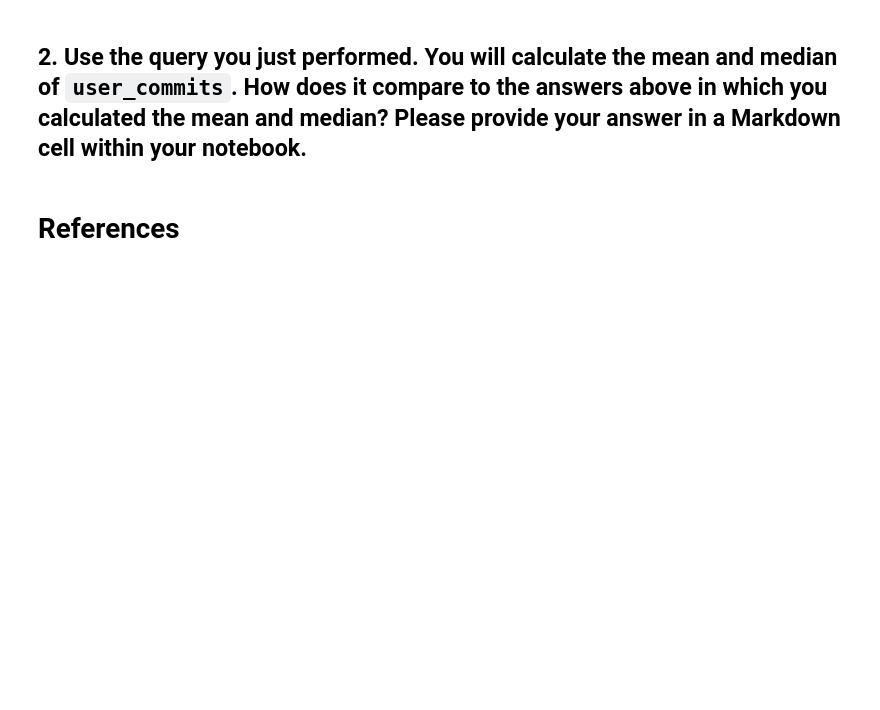
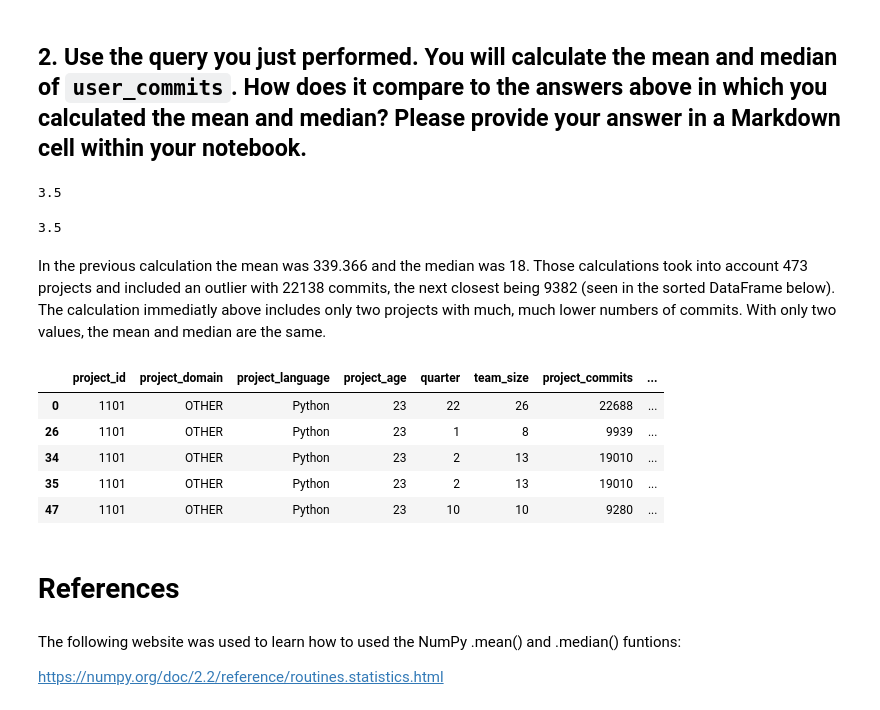
Before and after one commit to TheUltimateFishstick/week8labs, a Jupyter notebook: 08_Independent_Lab_Morgan.ipynb, the cells around one changed output. Drawn from its saved outputs; the diff is of its cells as text; code cells hidden in the pictures; blank space fills up the shorter version.

```diff
--- a/08_Independent_Lab_Morgan.ipynb
+++ b/08_Independent_Lab_Morgan.ipynb
@@ -173,2 +179,26 @@ For the following tasks, *do not use* `turnover_new` or `turnover_newer`. Instea
+# %%
+# Calulate mean.
+np.mean(gh_tfp_renamed_2.user_commits)
+# %% [output]
+3.5
+# %%
+# Calculate median.
+np.median(gh_tfp_renamed_2.user_commits)
+# %% [output]
+3.5
+# %% [markdown]
+In the previous calculation the mean was 339.366 and the median was 18. Those calculations took into account 473 projects and included an outlier with 22138 commits, the next closest being 9382 (seen in the sorted DataFrame below). The calculation immediatly above includes only two projects with much, much lower numbers of commits. With only two values, the mean and median are the same.
+# %%
+(gh_tfp_renamed
+.sort_values(by = ["user_commits"], ascending = False)
+.head()
+)
+# %% [output]
+|  | project_id | project_domain | project_language | project_age | quarter | team_size | project_commits | ... |
+| 0 | 1101 | OTHER | Python | 23 | 22 | 26 | 22688 | ... |
+| 26 | 1101 | OTHER | Python | 23 | 1 | 8 | 9939 | ... |
+| 34 | 1101 | OTHER | Python | 23 | 2 | 13 | 19010 | ... |
+| 35 | 1101 | OTHER | Python | 23 | 2 | 13 | 19010 | ... |
+| 47 | 1101 | OTHER | Python | 23 | 10 | 10 | 9280 | ... |
 # %% [markdown]
 # References
@@ -176,0 +205,4 @@ https://numpy.org/doc/2.2/reference/routines.statistics.html
+# %% [markdown]
+The following website was used to learn how to used the NumPy .mean() and .median() funtions:
+
+https://numpy.org/doc/2.2/reference/routines.statistics.html
```
Also changed, not shown: parts of 6 cells of this notebook, 2 other files.
